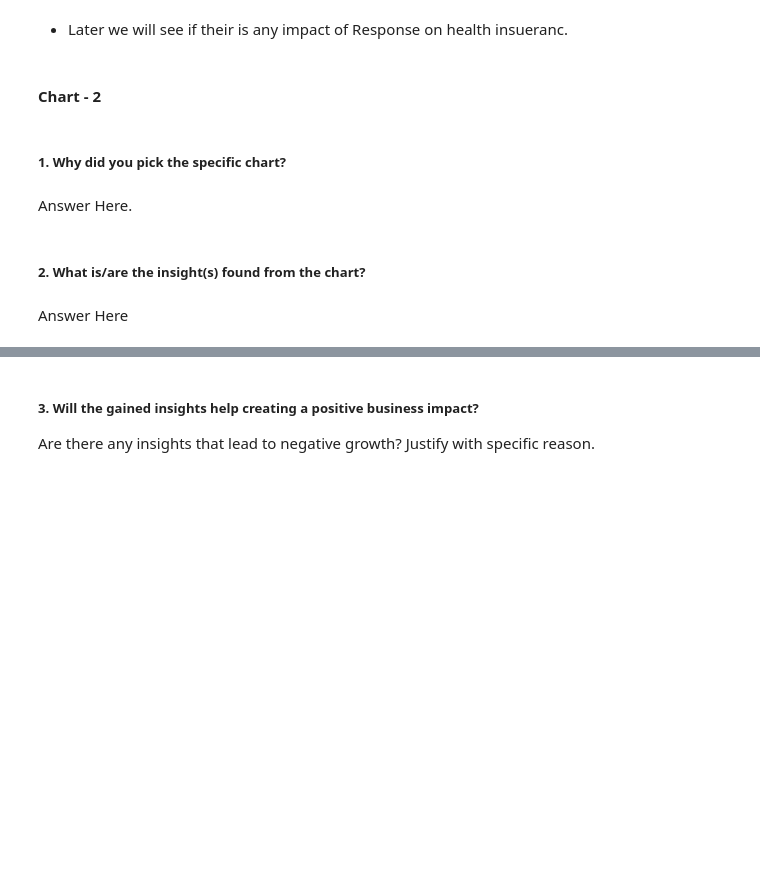
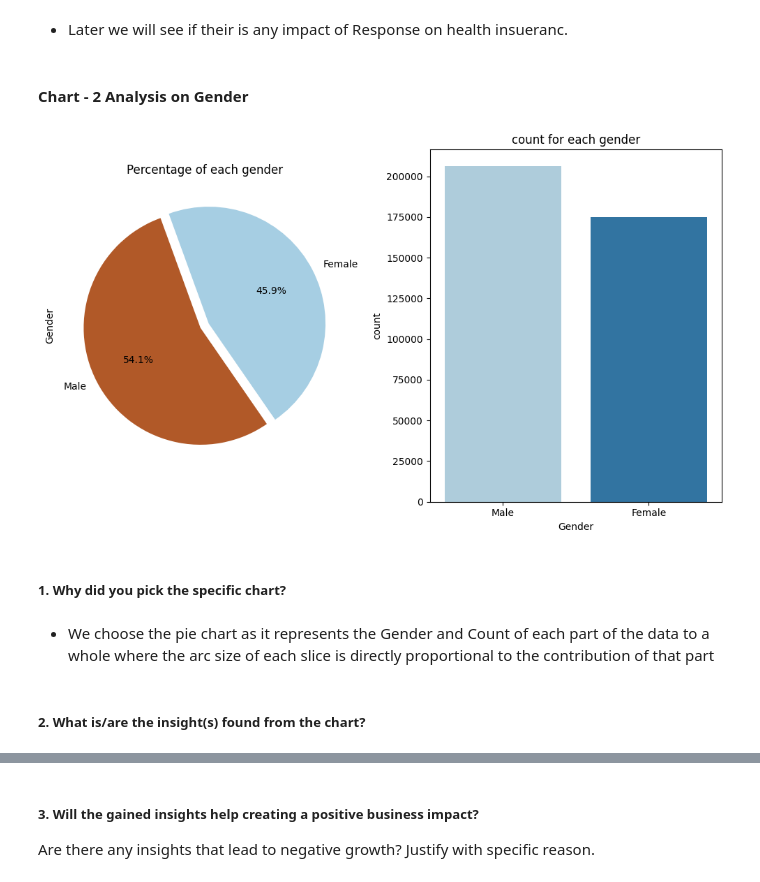
Before and after one commit to Kalpesh-Nandedkar/HEALTH-INSURANCE-CROSS-SELL-PREDICTION, a Jupyter notebook: HEALTH_INSURANCE_CROSS_SELL_PREDICTION.ipynb, the cells around one changed output, grey strips where cells are left out. Saved outputs shown, nothing was run; the diff lists cells and outputs as text; code cells hidden in the pictures; blank space fills up the shorter version.

```diff
--- a/HEALTH_INSURANCE_CROSS_SELL_PREDICTION.ipynb
+++ b/HEALTH_INSURANCE_CROSS_SELL_PREDICTION.ipynb
@@ -394,4 +394,4 @@ Are there any insights that lead to negative growth? Justify with specific reaso
 # %% [markdown]
 * Later we will see if their is any impact of Response on health insueranc.
 # %% [markdown]
-#### Chart - 2
+#### Chart - 2 Analysis on Gender
@@ -400,8 +398,25 @@ Are there any insights that lead to negative growth? Justify with specific reaso
+# %%
+# Chart - 2 visualization code
+# Exploring Gender using pie plot and barplot
+
+# creating two figures in a row for the visualization
+fig , axes  = plt.subplots(1,2,figsize = (10,6 ))
+
+# Plotting Pie plot to check the gender distribution percent wise
+df['Gender'].value_counts().plot.pie( autopct = '%.1f%%', explode = [0.04,0.04], startangle = 110, cmap = 'Paired_r', ax = axes[0])
+axes[0].set_title('Percentage of each gender')
+
+# plotting count plot for gender
+sns.countplot(data = df , x = 'Gender', palette = 'Paired', ax =  axes[1])
+axes[1].set_title('count for each gender')
+
+
+plt.tight_layout()
+# %% [output]
+[figure, added]
 # %% [markdown]
 ##### 1. Why did you pick the specific chart?
-# %% [markdown]
-Answer Here.
+# %% [markdown]
+* We choose the pie chart as it represents the Gender and Count of each part of the data to a whole where the arc size of each slice is directly proportional to the contribution of that part
 # %% [markdown]
 ##### 2. What is/are the insight(s) found from the chart?
-# %% [markdown]
-Answer Here
```
Also changed, not shown: parts of 46 cells of this notebook.
